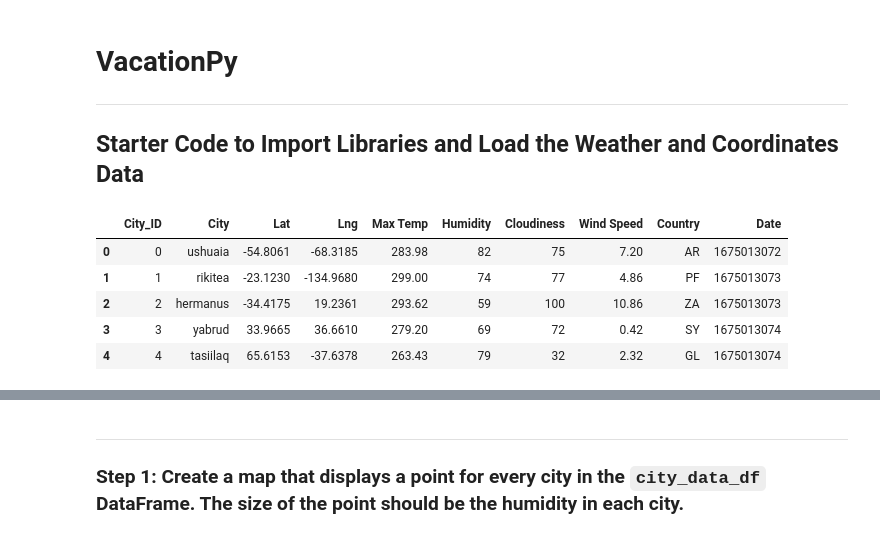
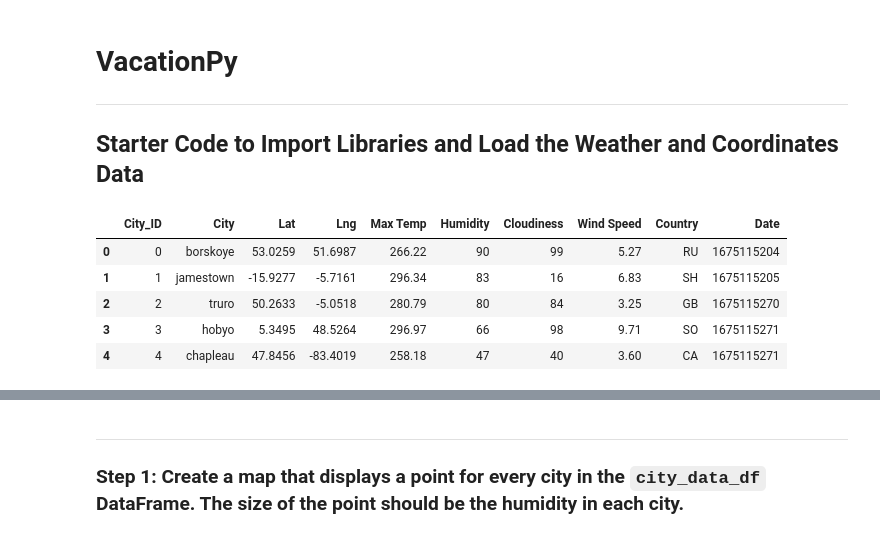
Before and after one commit to levite-neil/python-api-challenge, a Jupyter notebook: WeatherPy/VacationPy.ipynb, the cells around one changed output, grey strips where cells are left out. Cells and saved outputs as stored; diff of their text form; code cells hidden in the pictures.

```diff
--- a/WeatherPy/VacationPy.ipynb
+++ b/WeatherPy/VacationPy.ipynb
@@ -16,14 +16,14 @@ import warnings
 warnings.filterwarnings("ignore")
 # %%
 # Load the CSV file created in Part 1 into a Pandas DataFrame
-city_data_df = pd.read_csv("../output_data/cities_beta.csv")
+city_data_df = pd.read_csv("../output_data/cities.csv")
 
 # Display sample data
 city_data_df.head()
 # %% [output]
 |  | City_ID | City | Lat | Lng | Max Temp | Humidity | Cloudiness | Wind Speed | Country | Date |
-| 0 | 0 | ushuaia | -54.8061 | -68.3185 | 283.98 | 82 | 75 | 7.20 | AR | 1675013072 |
-| 1 | 1 | rikitea | -23.1230 | -134.9680 | 299.00 | 74 | 77 | 4.86 | PF | 1675013073 |
-| 2 | 2 | hermanus | -34.4175 | 19.2361 | 293.62 | 59 | 100 | 10.86 | ZA | 1675013073 |
-| 3 | 3 | yabrud | 33.9665 | 36.6610 | 279.20 | 69 | 72 | 0.42 | SY | 1675013074 |
-| 4 | 4 | tasiilaq | 65.6153 | -37.6378 | 263.43 | 79 | 32 | 2.32 | GL | 1675013074 |
+| 0 | 0 | borskoye | 53.0259 | 51.6987 | 266.22 | 90 | 99 | 5.27 | RU | 1675115204 |
+| 1 | 1 | jamestown | -15.9277 | -5.7161 | 296.34 | 83 | 16 | 6.83 | SH | 1675115205 |
+| 2 | 2 | truro | 50.2633 | -5.0518 | 280.79 | 80 | 84 | 3.25 | GB | 1675115270 |
+| 3 | 3 | hobyo | 5.3495 | 48.5264 | 296.97 | 66 | 98 | 9.71 | SO | 1675115271 |
+| 4 | 4 | chapleau | 47.8456 | -83.4019 | 258.18 | 47 | 40 | 3.60 | CA | 1675115271 |
```
Also changed, not shown: parts of 3 cells of this notebook.
